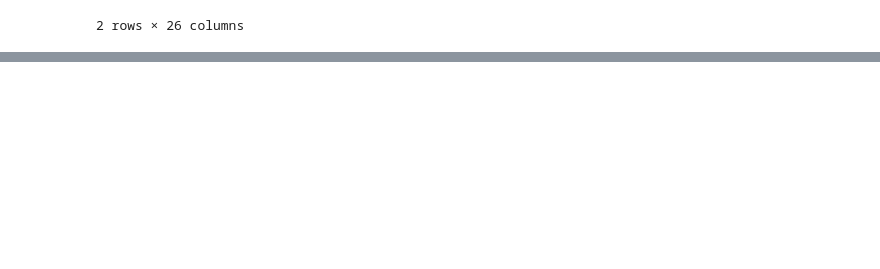
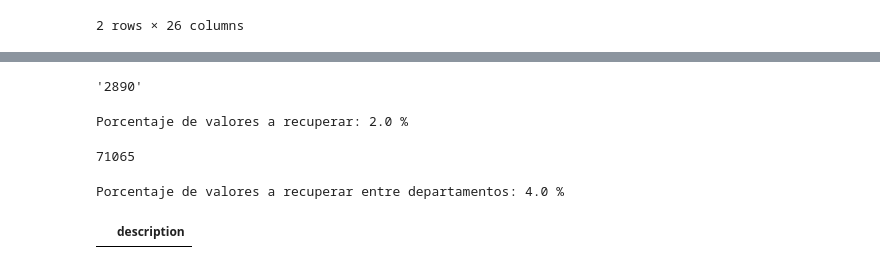
Before and after one commit to Properati-Analysis/TP1, a Jupyter notebook: TP1Properati.ipynb, the cells around one changed output, grey strips where cells are left out. Cells and saved outputs as stored; diff of their text form; code cells hidden in the pictures; blank space fills up the shorter version.

```diff
--- a/TP1Properati.ipynb
+++ b/TP1Properati.ipynb
@@ -13,0 +30,7 @@ data.head(2)
+# %%
+regex = r"exp\w*\.?\s?\w*\s*(?:\d\/\d{2,4})?\w+?\s*\w*\s*\w*\s*\$?\s*(\b\d?\d\.?\,?\d[^1]\d\b)|\$?\s*(\b\d?\d\.?\,?\d[^1]\d\b)\s*\w*\s*\w*\s*exp\w"
+pattern = re.compile(regex,re.IGNORECASE)
+regex0 = r"exp\w+\s?\w+?\s?\w+?\s?\$?\s?(\d?\d?.?\d{3})|\$?\s?(\d?\d?.?\d{3})\s?\w+?\s?\w+?\s?exp\w+"
+pattern0 = re.compile(regex0,re.IGNORECASE)
+reg_num = r"(\d?\d\.?\,?\d{2,3})[^m2|x]"
+pattern_num = re.compile(reg_num,re.IGNORECASE)
@@ -13,0 +60,2 @@ data.head(2)
+# %%
+r = data["description"].apply(lambda x: None if x is np.NaN else str(x))
@@ -13,0 +178,25 @@ data.head(2)
+# %%
+rdo3 = rdo2
+rdo3 = rdo3.apply(lambda x: None if x is None else x.replace(" ","").replace(".","").replace("$","").replace("(","").replace(",",""))
+# %%
+rdo3[114]
+# %% [output]
+'2890'
+# %%
+print ("Porcentaje de valores a recuperar:", round(limp.value_counts().sum() / len(data.expenses),2)*100,"%")
+# %% [output]
+Porcentaje de valores a recuperar: 2.0 %
+# %%
+len(data.expenses[data.property_type=="apartment"])
+# %% [output]
+71065
+# %%
+print ("Porcentaje de valores a recuperar entre departamentos:", round(limp.value_counts().sum() / len(data.expenses[data.property_type=="apartment"]),2)*100,"%")
+# %% [output]
+Porcentaje de valores a recuperar entre departamentos: 4.0 %
+# %%
+#Verifico individualmente los distitos tipos de caso con valores raros
+df = pd.DataFrame(data=rdo3,index=rdo3.index)
+df[df.description == "229x"]
+# %% [output]
+|  | description |
```
Also changed, not shown: parts of 25 cells of this notebook.
